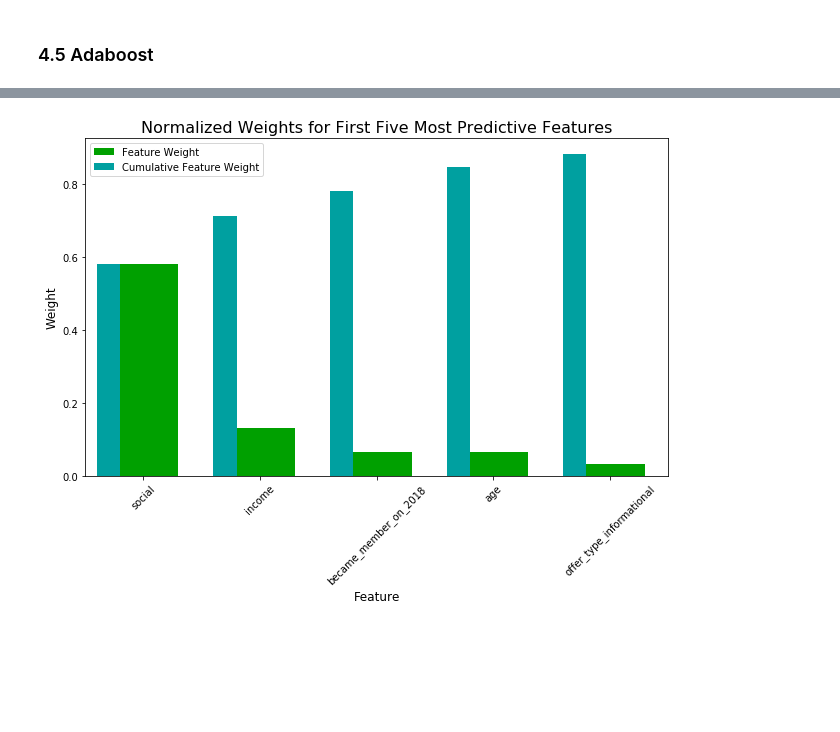
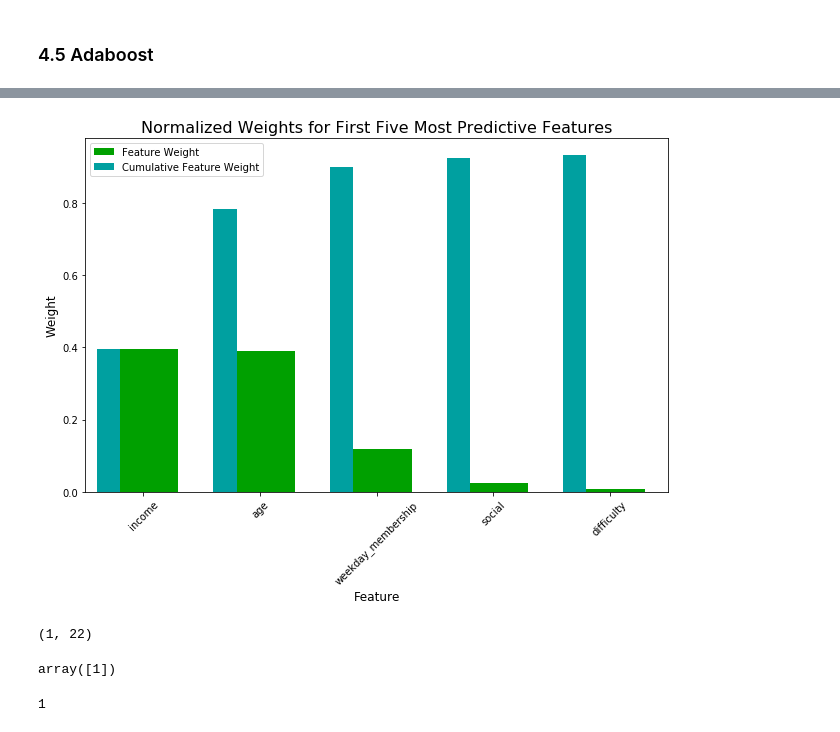
Before and after one commit to benjamin-dupuis/DataScienceNanodegree, a Jupyter notebook: Capstone Project/Starbucks_Capstone_notebook.ipynb, the cells around one changed output, grey strips where cells are left out. Cells and saved outputs as stored; diff of their text form; code cells hidden in the pictures; blank space fills up the shorter version.

Commit message:
Improve machine learning model.

```diff
--- a/Capstone Project/Starbucks_Capstone_notebook.ipynb
+++ b/Capstone Project/Starbucks_Capstone_notebook.ipynb
@@ -660,6 +687,6 @@ The test accuracy of the model is 0.627814239428429
 # %% [markdown]
 ### 4.3 Random Forest
 # %%
-rf = RandomForestClassifier(random_state=random_state, n_estimators=10);
+rf = RandomForestClassifier(random_state=random_state, n_estimators=100);
 train_and_test_model(rf, X_train, X_test, y_train, y_test);
 # %% [output]
@@ -686,0 +716,3 @@ The test accuracy of the model is 0.7848301071695605
+# %%
+xg = XGBClassifier();
+train_and_test_model(xg, X_train, X_test, y_train, y_test);
@@ -689,10 +727,11 @@ The test accuracy of the model is 0.7848301071695605
 # %%
-parameters = {'loss': ['deviance', 'exponential'],
-              'learning_rate': [0.1, 0.2, 0.3, 0.5],
-              'n_estimators': [20, 50, 100, 150],
-              'max_depth': [3, 4, 5, 6],
-              'min_samples_split': [2, 3, 4, 5]}
-
-grid_object = GridSearchCV(gbc, parameters, cv=3)
+parameters = {'n_estimators': [50, 60, 70, 100, 200],
+              'min_samples_split':[3, 9, 15],
+              'min_samples_leaf': [1, 3, 5, 7],
+              'max_depth': [None, 1, 2, 3, 5, 7, 9],
+              'random_state': [random_state],
+              'n_jobs' : [-1]
+             }
+grid_object = GridSearchCV(rf, parameters, cv=3)
 grid_object = train_and_test_model(grid_object, X_train, X_test, y_train, y_test, print_time=False);
 # %% [output]
@@ -714,10 +751,10 @@ GradientBoostingClassifier(criterion='friedman_mse', init=None,
 # %%
 feature_importances = best_model.feature_importances_
 # %%
-def feature_plot(importances, X_train, y_train, n_features):
+def feature_plot(importances, X, y_train, n_features):
     """Display the "n_features" most important features"""
     indices = np.argsort(importances)[::-1]
-    columns = X_train.columns.values[indices[:n_features]]
+    columns = X.columns.values[indices[:n_features]]
     values = importances[indices][:n_features]
 
     fig = plt.figure(figsize=(9, 7))
@@ -734,9 +771,9 @@ def feature_plot(importances, X_train, y_train, n_features):
     plt.tight_layout()
     plt.show()
 # %%
-feature_plot(feature_importances, X_train, y_train, 5)
+feature_plot(feature_importances, X, y_train, 5)
 # %% [output]
-[figure, old version]
+[figure, new version]
 # %%
 def save_model(model, model_filepath):
     """ Save the model as a pickle file. """
@@ -746,0 +784,12 @@ save_model(adc, 'models/model.pkl')
+# %%
+X_test[0].reshape(-1, 1).T.shape
+# %% [output]
+(1, 22)
+# %%
+grid_object.predict(X_test[0].reshape(-1, 1).T)
+# %% [output]
+array([1])
+# %%
+y_test[0]
+# %% [output]
+1
```
Also changed, not shown: parts of 20 cells of this notebook, 3 other files.
